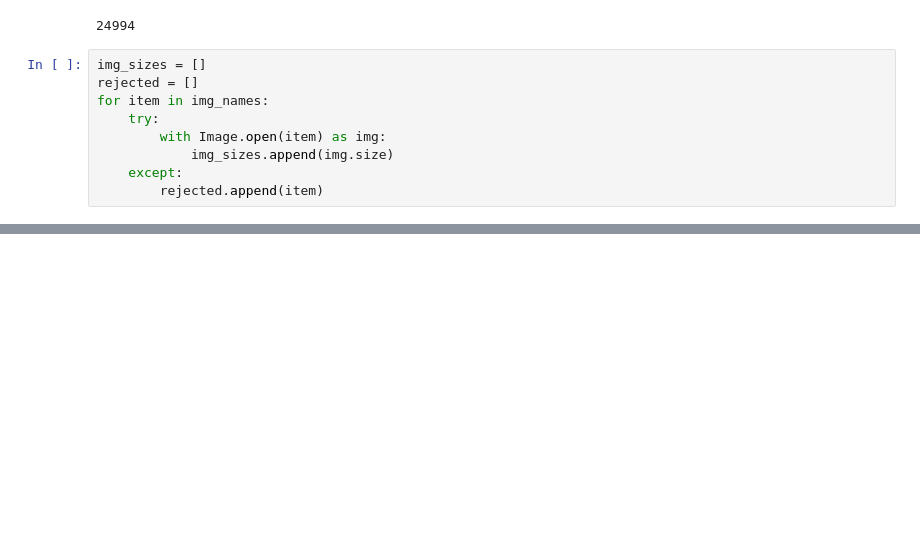
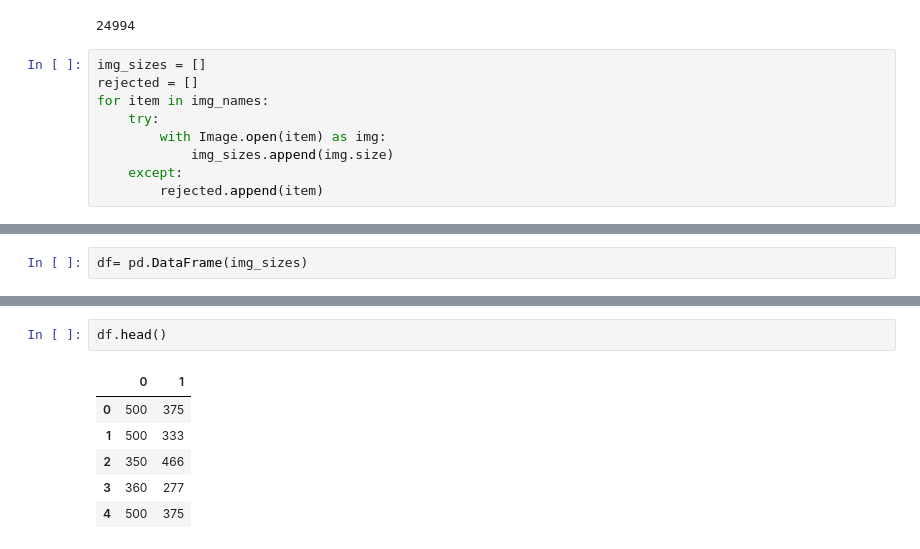
Before and after one commit to jonhealy1/ai-engineering, a Jupyter notebook: pytorch-for-deep-learning/69-cnn_custom_images.ipynb, the cells around one changed output, grey strips where cells are left out. Drawn from its saved outputs; the diff is of its cells as text; blank space fills up the shorter version.

```diff
--- a/pytorch-for-deep-learning/69-cnn_custom_images.ipynb
+++ b/pytorch-for-deep-learning/69-cnn_custom_images.ipynb
@@ -42,0 +47,2 @@ for item in img_names:
+# %%
+df= pd.DataFrame(img_sizes)
@@ -42,0 +70,9 @@ for item in img_names:
+# %%
+df.head()
+# %% [output]
+|  | 0 | 1 |
+| 0 | 500 | 375 |
+| 1 | 500 | 333 |
+| 2 | 350 | 466 |
+| 3 | 360 | 277 |
+| 4 | 500 | 375 |
```
Also changed, not shown: parts of 3 cells of this notebook.
